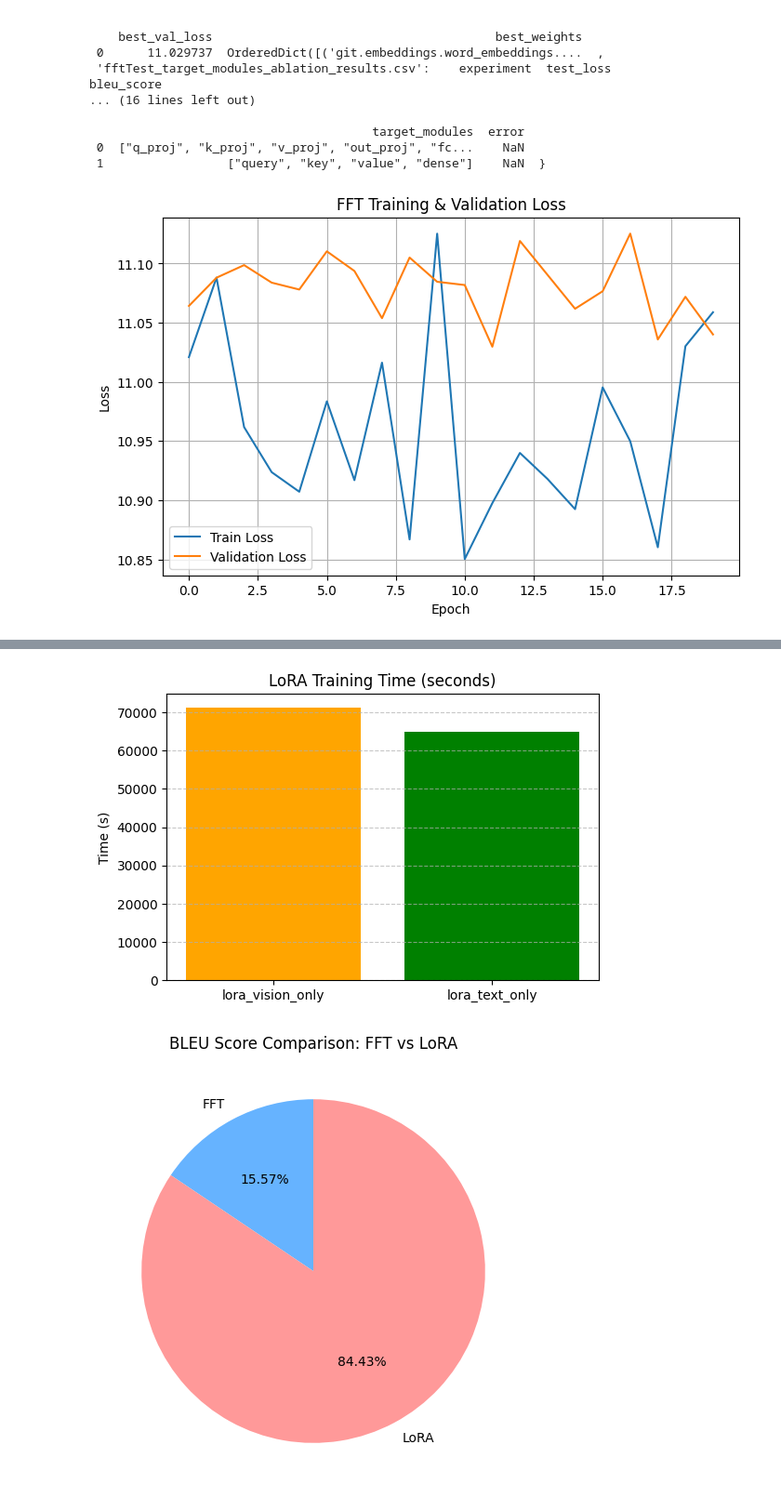
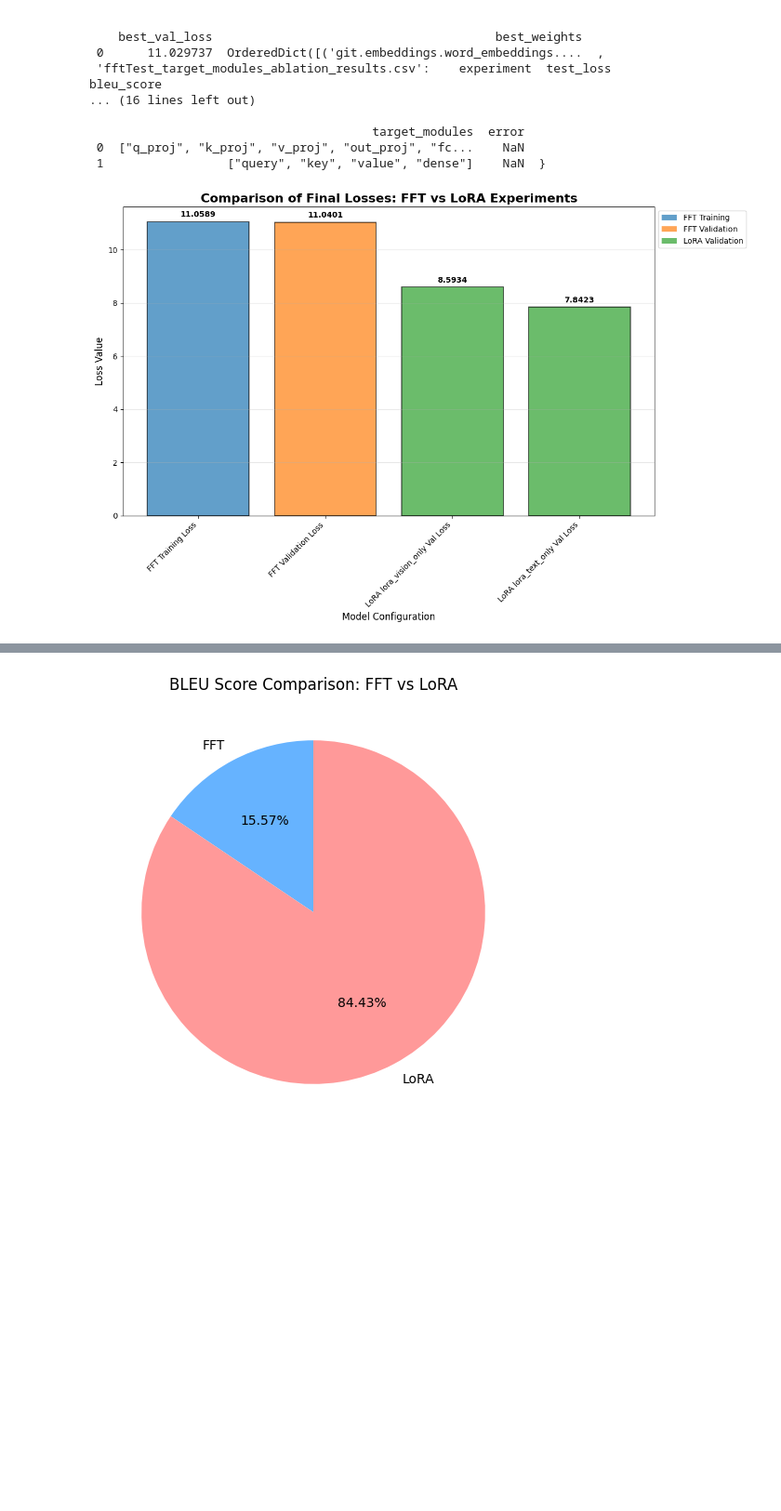
Before and after one commit to jeet1912/gitbase_ablationStudy, a Jupyter notebook: comparisiondiagrams/mimic_cxr_comparisionCharts_LoravsFFT.ipynb, the cells around one changed output, grey strips where cells are left out. Shown at 93% size. Saved outputs shown, nothing was run; the diff lists cells and outputs as text; code cells hidden in the pictures; blank space fills up the shorter version.

```diff
--- a/comparisiondiagrams/mimic_cxr_comparisionCharts_LoravsFFT.ipynb
+++ b/comparisiondiagrams/mimic_cxr_comparisionCharts_LoravsFFT.ipynb
@@ -43,6 +43,7 @@ dfs_preview
 import ast
 import matplotlib.pyplot as plt
 import pandas as pd
+import numpy as np
 
 # Function to safely convert string lists to Python lists
 def parse_list_column(df, col):
@@ -55,53 +56,85 @@ dfs["ffttrain_target_modules_ablation_results.csv"]["train_losses"] = parse_list
 dfs["ffttrain_target_modules_ablation_results.csv"]["val_losses"] = parse_list_column(
     dfs["ffttrain_target_modules_ablation_results.csv"], "val_losses"
 )
-
 dfs["lora_target_modules_ablation_results_optimized.csv"]["train_losses"] = parse_list_column(
     dfs["lora_target_modules_ablation_results_optimized.csv"], "train_losses"
 )
 dfs["lora_target_modules_ablation_results_optimized.csv"]["val_losses"] = parse_list_column(
     dfs["lora_target_modules_ablation_results_optimized.csv"], "val_losses"
 )
 
-# Plot for FFT Train (loss curves)
+# Single comprehensive bar chart comparing all losses
+plt.figure(figsize=(12, 8))
+
+# Get FFT data
 fft_train_df = dfs["ffttrain_target_modules_ablation_results.csv"]
-plt.figure(figsize=(8,5))
-plt.plot(fft_train_df["train_losses"].iloc[0], label="Train Loss")
-plt.plot(fft_train_df["val_losses"].iloc[0], label="Validation Loss")
-plt.title("FFT Training & Validation Loss")
-plt.xlabel("Epoch")
-plt.ylabel("Loss")
-plt.legend()
-plt.grid(True)
+fft_train_loss = fft_train_df["train_losses"].iloc[0][-1]  # Final FFT training loss
+fft_val_loss = fft_train_df["val_losses"].iloc[0][-1]     # Final FFT validation loss
+
+# Get LoRA data
+lora_df = dfs["lora_target_modules_ablation_results_optimized.csv"]
+lora_experiments = []
+lora_val_losses = []
+
+for idx, row in lora_df.iterrows():
+    lora_experiments.append(row['experiment'])
+    lora_val_losses.append(row['val_losses'][-1])  # Final validation losses for each LoRA experiment
+
+# Create categories and values for the bar chart
+categories = ['FFT Training Loss', 'FFT Validation Loss'] + [f'LoRA {exp} Val Loss' for exp in lora_experiments]
+values = [fft_train_loss, fft_val_loss] + lora_val_losses
+
+# Create colors - different colors for FFT vs LoRA experiments
+colors = ['#1f77b4', '#ff7f0e'] + ['#2ca02c'] * len(lora_experiments)  # Blue for FFT train, orange for FFT val, green for LoRA
+
+# Create the bar chart
+bars = plt.bar(categories, values, color=colors, alpha=0.7, edgecolor='black', linewidth=1.2)
+
+# Customize the plot
+plt.title("Comparison of Final Losses: FFT vs LoRA Experiments", fontsize=16, fontweight='bold')
+plt.ylabel("Loss Value", fontsize=12)
+plt.xlabel("Model Configuration", fontsize=12)
+plt.xticks(rotation=45, ha='right')
+plt.grid(True, alpha=0.3, axis='y')
+
+# Add value labels on top of each bar
+for i, (bar, value) in enumerate(zip(bars, values)):
+    plt.text(bar.get_x() + bar.get_width()/2, value + max(values) * 0.01,
+             f'{value:.4f}', ha='center', va='bottom', fontweight='bold', fontsize=10)
+
+# Add a legend
+legend_elements = [
+    plt.Rectangle((0, 0), 1, 1, facecolor='#1f77b4', alpha=0.7, label='FFT Training'),
+    plt.Rectangle((0, 0), 1, 1, facecolor='#ff7f0e', alpha=0.7, label='FFT Validation'),
+    plt.Rectangle((0, 0), 1, 1, facecolor='#2ca02c', alpha=0.7, label='LoRA Validation')
+]
+plt.legend(handles=legend_elements, loc='upper left', bbox_to_anchor=(1, 1))
+
+plt.tight_layout()
 plt.show()
 
-# Plot for LoRA (loss curves per experiment)
-lora_df = dfs["lora_target_modules_ablation_results_optimized.csv"]
-plt.figure(figsize=(8,5))
-for idx, row in lora_df.iterrows():
-    plt.plot(row["train_losses"], label=f"{row['experiment']} Train Loss")
-    plt.plot(row["val_losses"], linestyle="--", label=f"{row['experiment']} Val Loss")
-plt.title("LoRA Training & Validation Loss per Experiment")
-plt.xlabel("Epoch")
-plt.ylabel("Loss")
-plt.legend()
-plt.grid(True)
-plt.show()
+# Optional: Summary statistics
+print("\n=== Loss Summary Statistics ===")
+print(f"FFT Training Loss: {fft_train_loss:.4f}")
+print(f"FFT Validation Loss: {fft_val_loss:.4f}")
+print(f"Average LoRA Validation Loss: {np.mean(lora_val_losses):.4f}")
+print(f"Best LoRA Validation Loss: {min(lora_val_losses):.4f} ({lora_experiments[np.argmin(lora_val_losses)]})")
+print(f"Worst LoRA Validation Loss: {max(lora_val_losses):.4f} ({lora_experiments[np.argmax(lora_val_losses)]})")
 
 # Bar chart: LoRA BLEU scores
 plt.figure(figsize=(6,4))
 plt.bar(lora_df["experiment"], lora_df["bleu_score"], color=["skyblue", "salmon"])
 plt.title("LoRA BLEU Scores")
 plt.ylabel("BLEU Score")
 plt.grid(axis="y", linestyle="--", alpha=0.7)
 plt.show()
 
 # Bar chart: LoRA Training Time
 plt.figure(figsize=(6,4))
 plt.bar(lora_df["experiment"], lora_df["training_time_seconds"], color=["orange", "green"])
 plt.title("LoRA Training Time (seconds)")
 plt.ylabel("Time (s)")
 plt.grid(axis="y", linestyle="--", alpha=0.7)
 plt.show()
 # %% [output]
-[figure, old version]
+[figure, new version]
@@ -110,4 +149,3 @@ plt.show()
-[figure, removed]
 # %%
 # Prepare comparison data between FFT and LoRA
 
```
Also changed, not shown: parts of 1 cell of this notebook.
